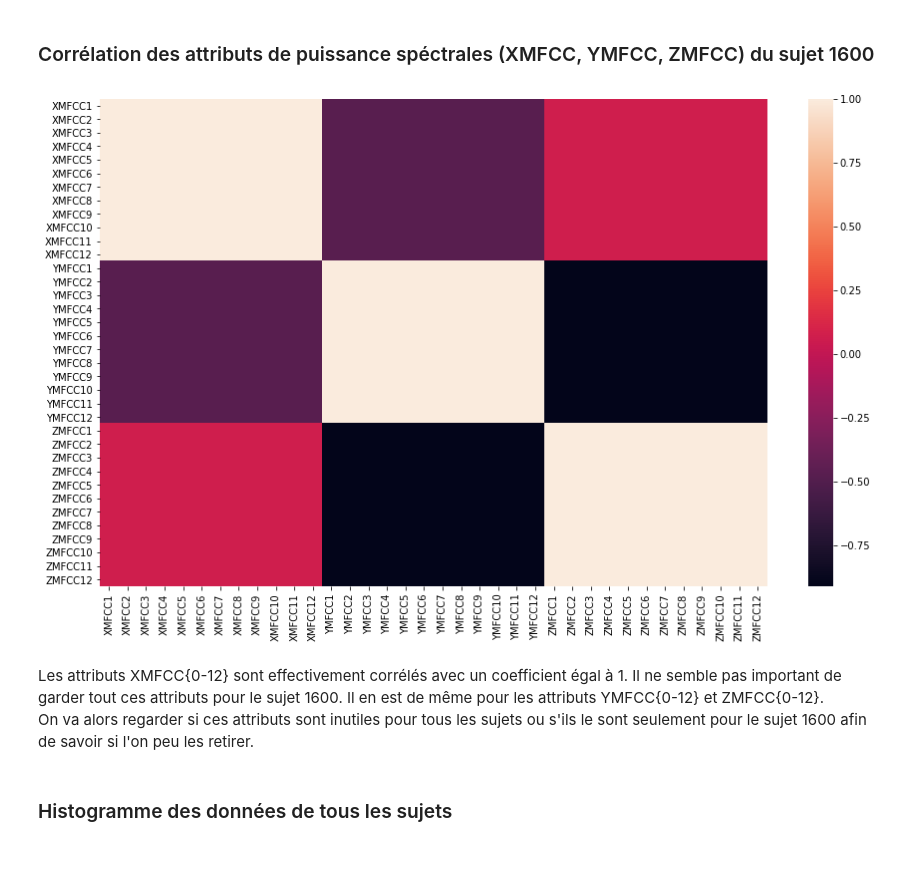
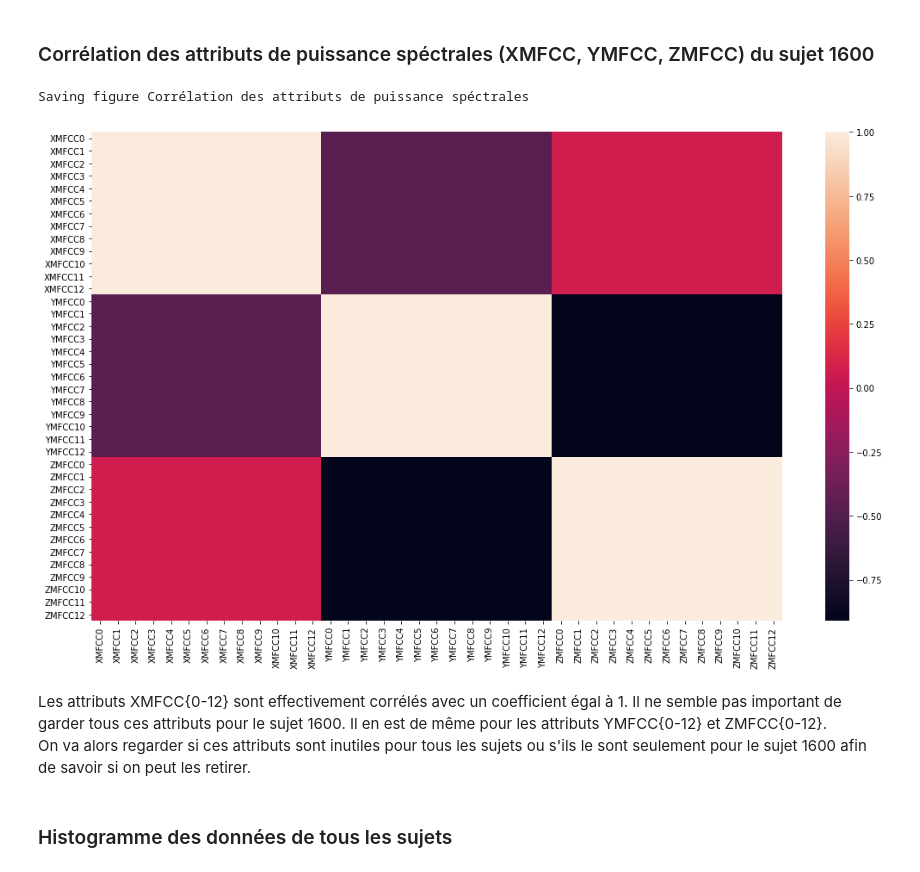
Before and after one commit to BaptisteSaintArnoult/human-activity-recognition, a Jupyter notebook: personal_model_Baptiste.ipynb, the cells around one changed output. Drawn from its saved outputs; the diff is of its cells as text; code cells hidden in the pictures.

```diff
--- a/personal_model_Baptiste.ipynb
+++ b/personal_model_Baptiste.ipynb
@@ -34,7 +34,7 @@ import matplotlib.pyplot as plt
 
 # Where to save the figures
 PROJECT_ROOT_DIR = "."
-CHAPTER_ID = "end_to_end_project"
+CHAPTER_ID = "personal_model"
 IMAGES_PATH = os.path.join(PROJECT_ROOT_DIR, "images", CHAPTER_ID)
 os.makedirs(IMAGES_PATH, exist_ok=True)
 
@@ -346,20 +355,24 @@ Les histogrammes XMFCC{0-12}, YMFCC{0-12} et ZMFCC{0-12} semblent similaires, on
 # %%
 corr_matrix = subject1600_phone_accel.corr()
 corr_matrix = corr_matrix**2
 
 elements1=['XMFCC','YMFCC','ZMFCC']
-attributes=[e+str(i) for e in elements1 for i in range (1,13)]
+attributes=[e+str(i) for e in elements1 for i in range (0,13)]
 
 power_spectrum_corr=corr_matrix[attributes].loc[attributes]
 
 fig, ax = plt.subplots(figsize=(15,9))
 heat_map = sns.heatmap(power_spectrum_corr.corr())
+
+save_fig("Corrélation des attributs de puissance spéctrales")
+
 plt.show()
 # %% [output]
+Saving figure Corrélation des attributs de puissance spéctrales
-[figure, old version]
+[figure, new version]
 # %% [markdown]
-Les attributs XMFCC{0-12} sont effectivement corrélés avec un coefficient égal à 1. Il ne semble pas important de garder tout ces attributs pour le sujet 1600. Il en est de même pour les attributs YMFCC{0-12} et ZMFCC{0-12}.
-On va alors regarder si ces attributs sont inutiles pour tous les sujets ou s'ils le sont seulement pour le sujet 1600 afin de savoir si l'on peu les retirer.
+Les attributs XMFCC{0-12} sont effectivement corrélés avec un coefficient égal à 1. Il ne semble pas important de garder tous ces attributs pour le sujet 1600. Il en est de même pour les attributs YMFCC{0-12} et ZMFCC{0-12}.
+On va alors regarder si ces attributs sont inutiles pour tous les sujets ou s'ils le sont seulement pour le sujet 1600 afin de savoir si on peut les retirer.
 # %% [markdown]
 ### Histogramme des données de tous les sujets
 # %%
```
Also changed, not shown: parts of 33 cells of this notebook.
